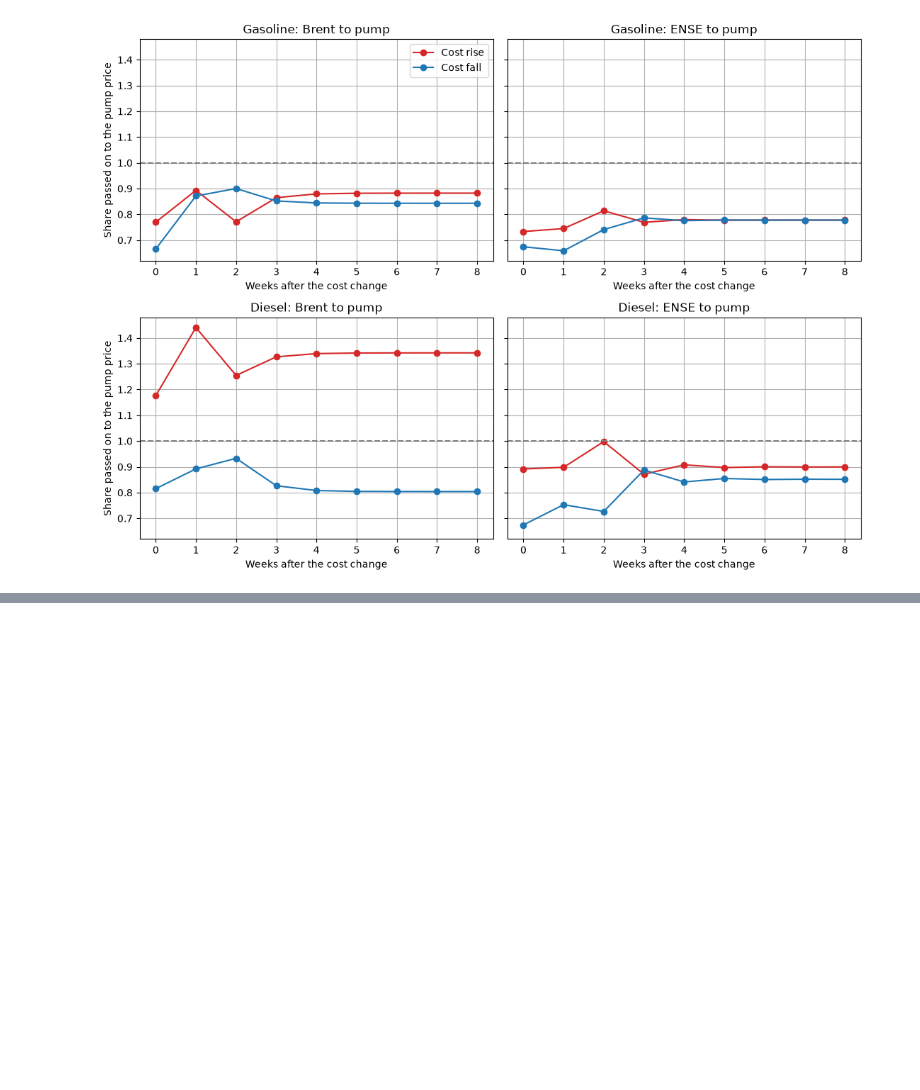
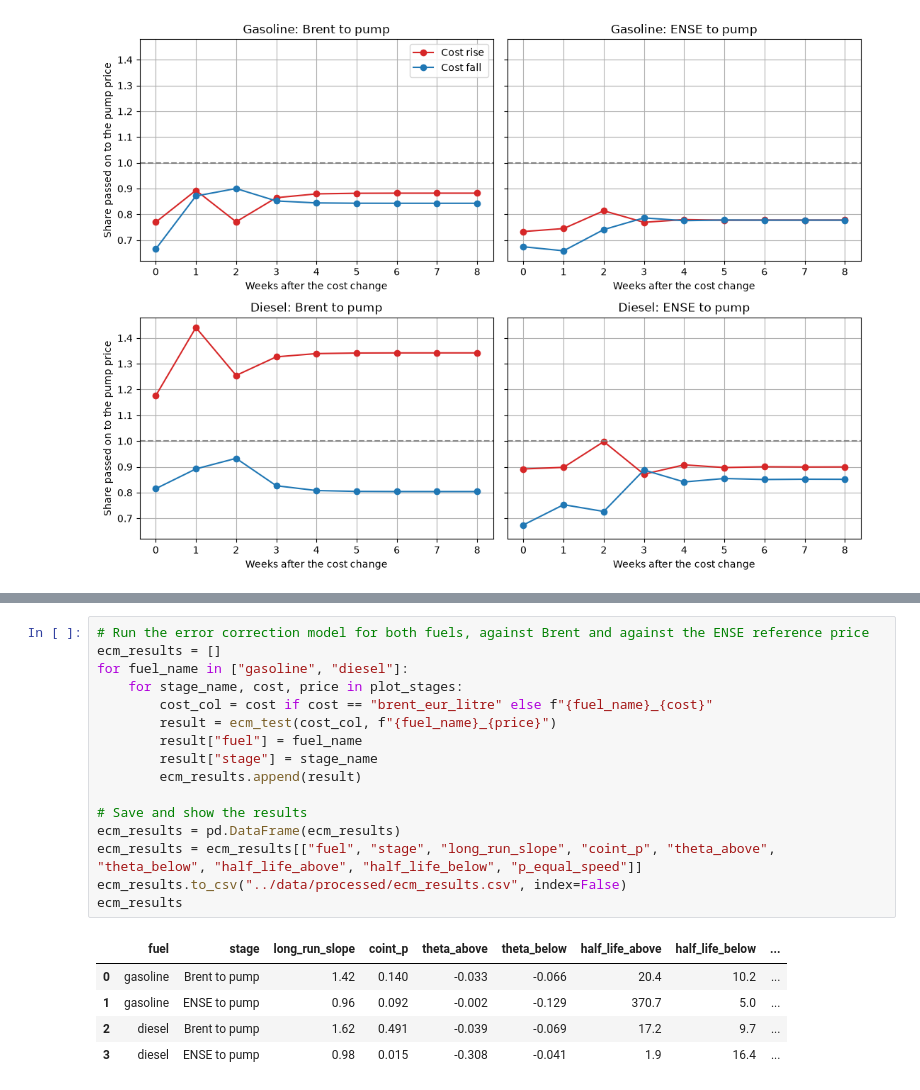
Before and after one commit to josepaulonunes/fuel-prices-portugal, a Jupyter notebook: notebooks/06_extensions.ipynb, the cells around one changed output, grey strips where cells are left out. Cells and saved outputs as stored; diff of their text form; blank space fills up the shorter version.

Commit message:
Add asymmetric error correction model

```diff
--- a/notebooks/06_extensions.ipynb
+++ b/notebooks/06_extensions.ipynb
@@ -214,0 +261,22 @@ plt.show()
+# %%
+# Run the error correction model for both fuels, against Brent and against the ENSE reference price
+ecm_results = []
+for fuel_name in ["gasoline", "diesel"]:
+    for stage_name, cost, price in plot_stages:
+        cost_col = cost if cost == "brent_eur_litre" else f"{fuel_name}_{cost}"
+        result = ecm_test(cost_col, f"{fuel_name}_{price}")
+        result["fuel"] = fuel_name
+        result["stage"] = stage_name
+        ecm_results.append(result)
+
+# Save and show the results
+ecm_results = pd.DataFrame(ecm_results)
+ecm_results = ecm_results[["fuel", "stage", "long_run_slope", "coint_p", "theta_above", "theta_below", "half_life_above", "half_life_below", "p_equal_speed"]]
+ecm_results.to_csv("../data/processed/ecm_results.csv", index=False)
+ecm_results
+# %% [output]
+|  | fuel | stage | long_run_slope | coint_p | theta_above | theta_below | half_life_above | half_life_below | ... |
+| 0 | gasoline | Brent to pump | 1.42 | 0.140 | -0.033 | -0.066 | 20.4 | 10.2 | ... |
+| 1 | gasoline | ENSE to pump | 0.96 | 0.092 | -0.002 | -0.129 | 370.7 | 5.0 | ... |
+| 2 | diesel | Brent to pump | 1.62 | 0.491 | -0.039 | -0.069 | 17.2 | 9.7 | ... |
+| 3 | diesel | ENSE to pump | 0.98 | 0.015 | -0.308 | -0.041 | 1.9 | 16.4 | ... |
```
Also changed, not shown: parts of 1 cell of this notebook, 1 other file.
